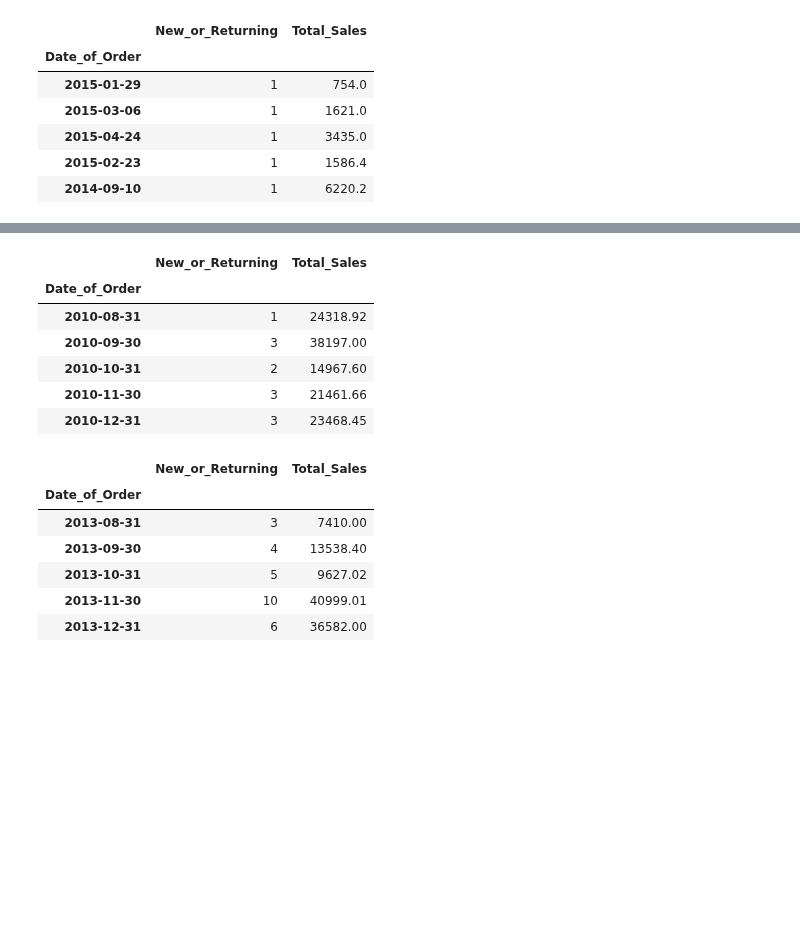
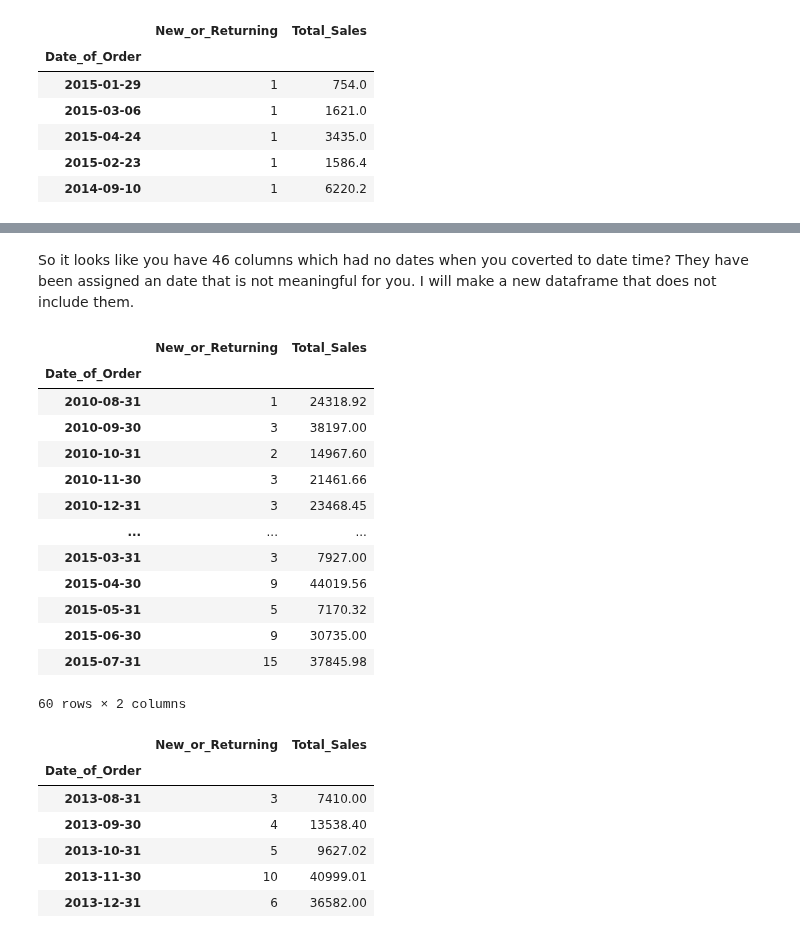
Before and after one commit to ttimbers/Final_Project_on_Marketing, a Jupyter notebook: Final Project on Marketing/src/Project on Marketing.ipynb, the cells around one changed output, grey strips where cells are left out. Drawn from its saved outputs; the diff is of its cells as text; code cells hidden in the pictures; blank space fills up the shorter version.

```diff
--- a/Final Project on Marketing/src/Project on Marketing.ipynb
+++ b/Final Project on Marketing/src/Project on Marketing.ipynb
@@ -15,7 +15,7 @@ set_option('display.max_rows', 10)
 # Importing and Cleaning Data
 # %%
 #Loading the main dataset from excel into python, specified taking data from the 'Sales' sheet
-Sales_df = pd.read_excel('Sales Data11.xlsm', sheetname = 'Sales')
+Sales_df = pd.read_excel('../data/Sales Data11.xlsm', sheetname = 'Sales')
 Sales_df
 # %% [output]
 |  | Exchange Rate | Customer | Field | Date of Order | Total Sales | Year of First Order | ... |
@@ -61,6 +82,6 @@ Sales_df1.head()
 # %%
 # Deleting all rows of sales from returning customers
-New_customers = Sales_df1[Sales_df.New_or_Returning != 'Returning ']
+New_customers = Sales_df1[Sales_df.New_or_Returning == 'New']
 New_customers
 # %% [output]
 |  | Exchange_Rate | Customer | Field | Date_of_Order | Total_Sales | Year_of_First_Order | New_or_Returning | ... |
@@ -103,15 +145,26 @@ Change_New.head()
+# %% [markdown]
+So it looks like you have 46 columns which had no dates when you coverted to date time? They have been assigned an date that is not meaningful for you. I will make a new dataframe that does not include them.
+# %%
+Change_New = Change_New[Change_New.index > '1980-01-01']
 # %%
 # Data is downsampled to month, taking the sum of the Sales and the new customers in each month.
 Index_by_Month = Change_New.resample('M', how=('sum'))
-Index_by_Month.head()
+Index_by_Month
 # %% [output]
 |  | New_or_Returning | Total_Sales |
 | Date_of_Order |  |  |
 | 2010-08-31 | 1 | 24318.92 |
 | 2010-09-30 | 3 | 38197.00 |
 | 2010-10-31 | 2 | 14967.60 |
 | 2010-11-30 | 3 | 21461.66 |
 | 2010-12-31 | 3 | 23468.45 |
+| ... | ... | ... |
+| 2015-03-31 | 3 | 7927.00 |
+| 2015-04-30 | 9 | 44019.56 |
+| 2015-05-31 | 5 | 7170.32 |
+| 2015-06-30 | 9 | 30735.00 |
+| 2015-07-31 | 15 | 37845.98 |
+60 rows × 2 columns
 # %%
 # Deleting all rows before 2013-08-31. Keeping only two business years 2013 - 2015.
 Month_ind = Index_by_Month.drop(Index_by_Month.index[:36])
```
Also changed, not shown: parts of 12 cells of this notebook.
